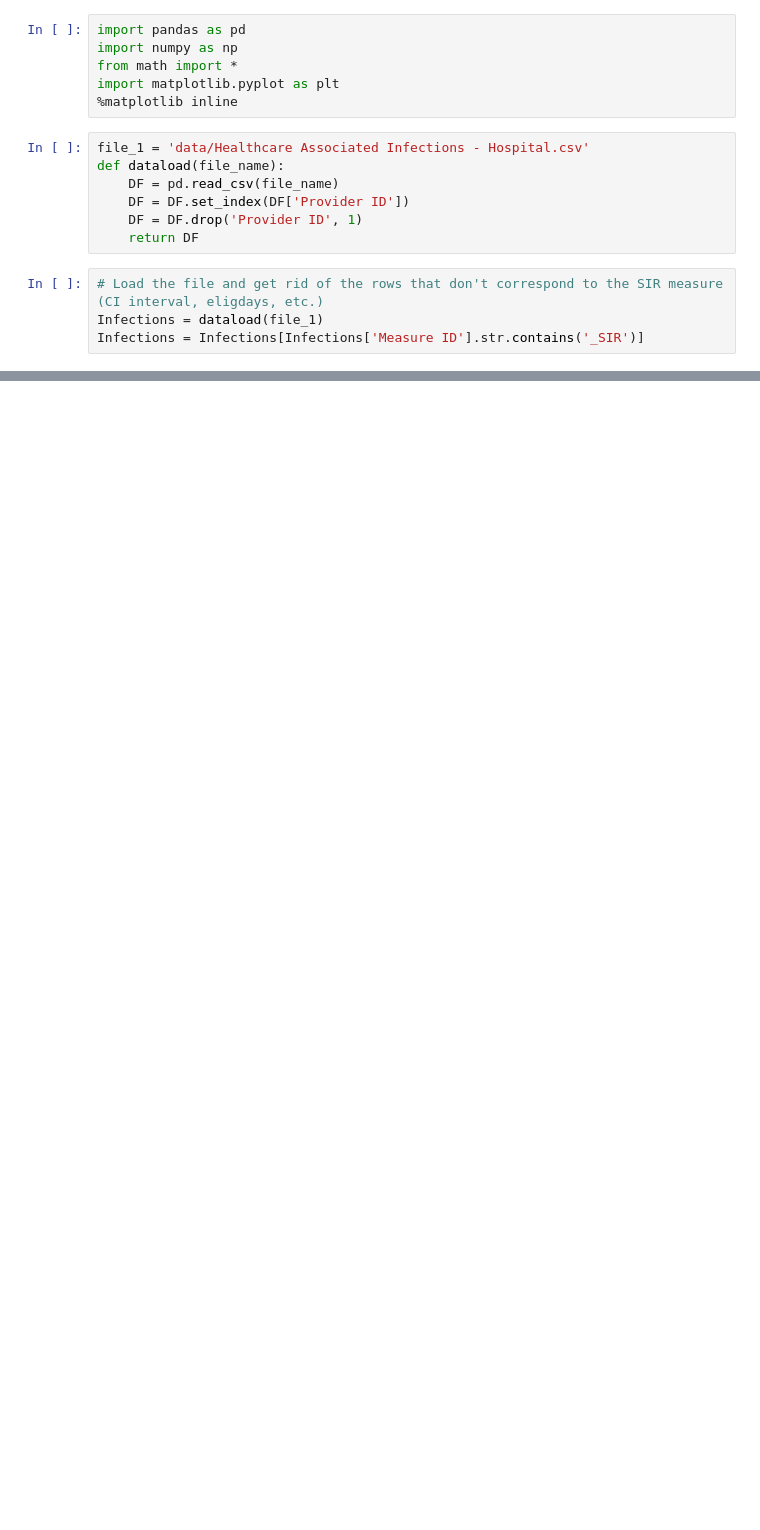
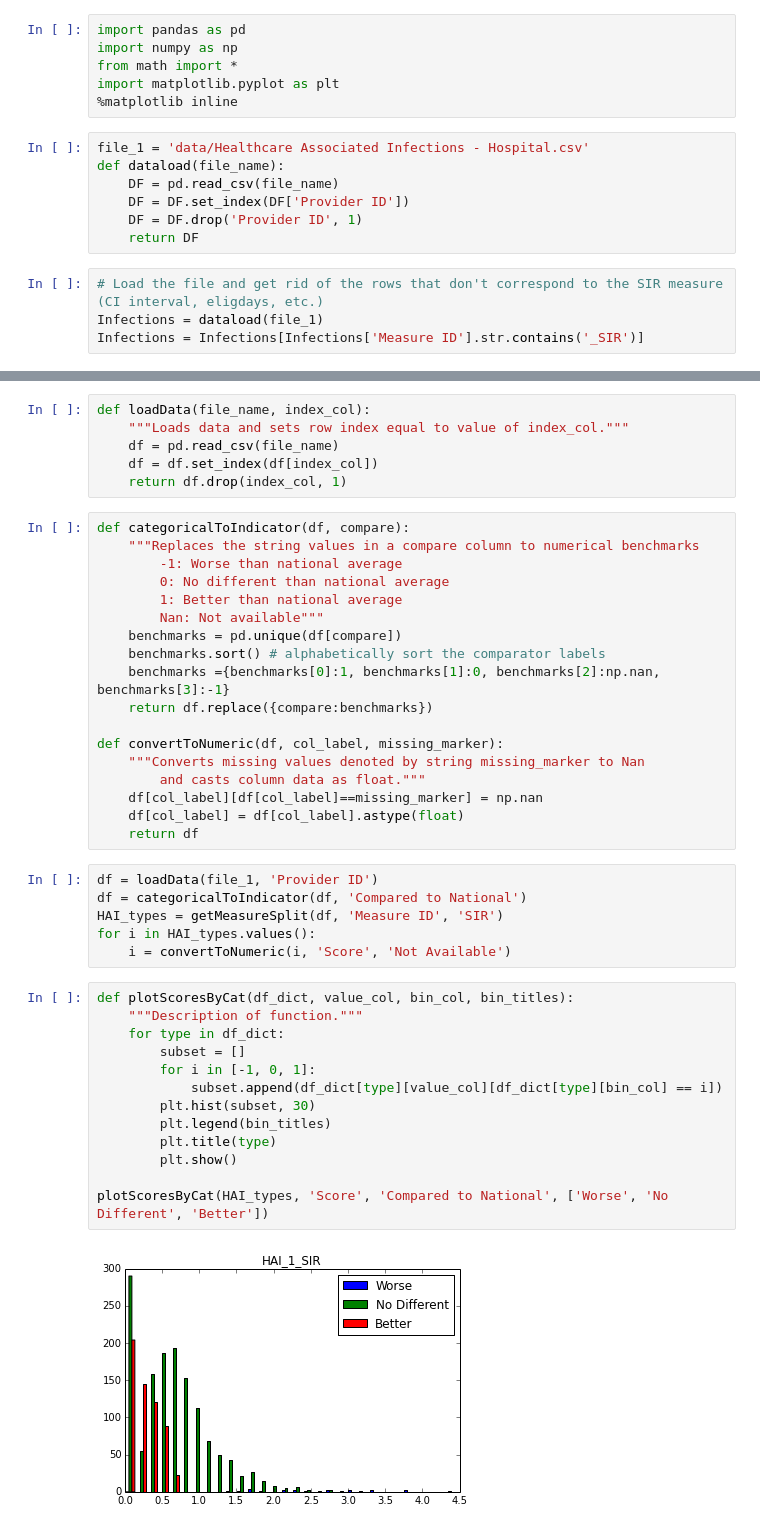
Before and after one commit to pinesol/intro-ds-hai, a Jupyter notebook: BasicRegressionModel.ipynb, the cells around one changed output, grey strips where cells are left out. Drawn from its saved outputs; the diff is of its cells as text; blank space fills up the shorter version.

```diff
--- a/BasicRegressionModel.ipynb
+++ b/BasicRegressionModel.ipynb
@@ -83,0 +158,45 @@ indicator=1, min=0.0000, max=0.7460, mean=0.2461
+# %%
+def loadData(file_name, index_col):
+	"""Loads data and sets row index equal to value of index_col."""
+	df = pd.read_csv(file_name)
+	df = df.set_index(df[index_col])
+	return df.drop(index_col, 1)
+# %%
+def categoricalToIndicator(df, compare):
+    """Replaces the string values in a compare column to numerical benchmarks
+        -1: Worse than national average
+        0: No different than national average
+        1: Better than national average
+        Nan: Not available"""
+    benchmarks = pd.unique(df[compare])
+    benchmarks.sort() # alphabetically sort the comparator labels
+    benchmarks ={benchmarks[0]:1, benchmarks[1]:0, benchmarks[2]:np.nan, benchmarks[3]:-1}
+    return df.replace({compare:benchmarks})
+
+def convertToNumeric(df, col_label, missing_marker):
+    """Converts missing values denoted by string missing_marker to Nan
+    	and casts column data as float."""
+    df[col_label][df[col_label]==missing_marker] = np.nan
+    df[col_label] = df[col_label].astype(float)
+    return df
+# %%
+df = loadData(file_1, 'Provider ID')
+df = categoricalToIndicator(df, 'Compared to National')
+HAI_types = getMeasureSplit(df, 'Measure ID', 'SIR')
+for i in HAI_types.values():
+    i = convertToNumeric(i, 'Score', 'Not Available')
+# %%
+def plotScoresByCat(df_dict, value_col, bin_col, bin_titles):
+    """Description of function."""
+    for type in df_dict:
+        subset = []
+        for i in [-1, 0, 1]:
+            subset.append(df_dict[type][value_col][df_dict[type][bin_col] == i])
+        plt.hist(subset, 30)
+        plt.legend(bin_titles)
+        plt.title(type)
+        plt.show()
+
+plotScoresByCat(HAI_types, 'Score', 'Compared to National', ['Worse', 'No Different', 'Better'])
+# %% [output]
+[figure, added]
```
Also changed, not shown: parts of 14 cells of this notebook, 1 other file.
